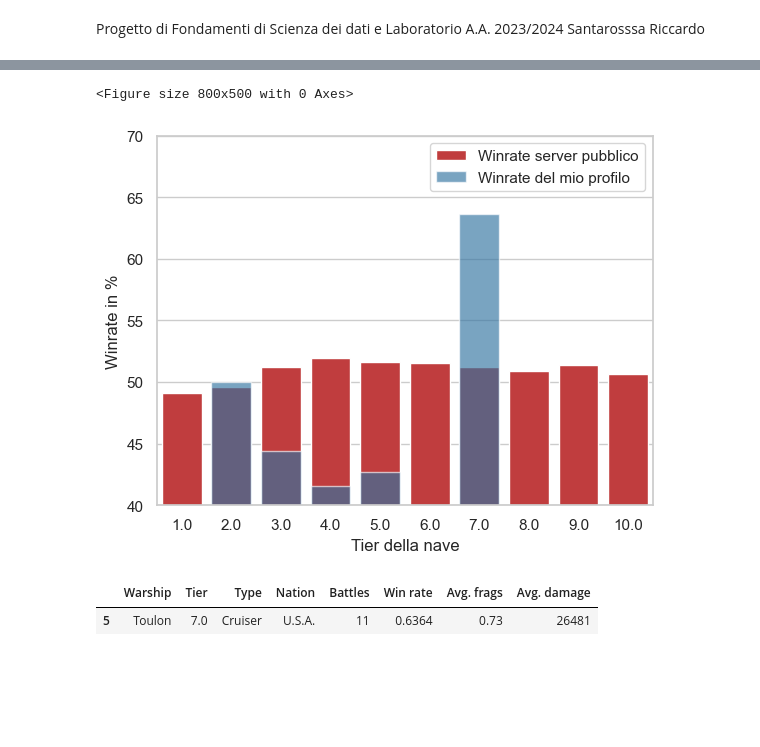
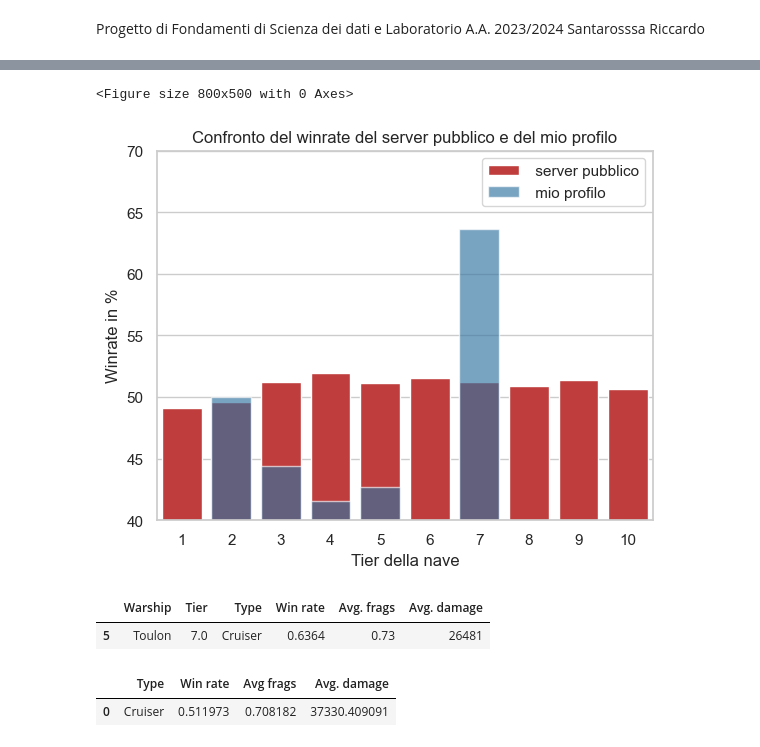
Before and after one commit to riccardosantarossa/UNI_DataScienceProject, a Jupyter notebook: project.ipynb, the cells around one changed output, grey strips where cells are left out. Cells and saved outputs as stored; diff of their text form; code cells hidden in the pictures; blank space fills up the shorter version.

```diff
--- a/project.ipynb
+++ b/project.ipynb
@@ -13,6 +13,24 @@ allShips = pd.read_excel('../UNI_DataScienceProject/DataSets/allShips.xlsx').dro
 premiumShips = pd.read_excel('../UNI_DataScienceProject/DataSets/premiumShips.xlsx').dropna()
 freeShips = pd.read_excel('../UNI_DataScienceProject/DataSets/freeShips.xlsx').dropna()
 standardShips = pd.read_excel('../UNI_DataScienceProject/DataSets/standardShips.xlsx').dropna()
+
+
+
+#Correzione di alcuni tipi di valori salvati nel set come stringhe
+allShips['Battles'] = allShips['Battles'].str.replace(' ', '')
+allShips['Battles'] = pd.to_numeric(allShips['Battles'], downcast = "integer")
+
+#Righe risultate problematiche durante la conversione in intero
+allShips = allShips.drop(368)
+allShips = allShips.drop(375)
+
+allShips['Battles'] = allShips['Battles'].values.astype(np.int64)
+allShips['Tier'] = allShips['Tier'].values.astype(np.int64)
+allShips['Avg. damage'] = allShips['Avg. damage'].str.replace(' ', '')
+allShips['Avg. damage'] = pd.to_numeric(allShips['Avg. damage'], downcast = "integer")
+
+#Eliminazione della colonna con formato errato e non necessaria
+allShips = allShips.drop('Avg. experience', axis = 1)
 # %%
 #Costruzione del dataset con i miei dati (fonte: https://wows-numbers.com/)
 
@@ -20,12 +38,12 @@ ships = pd.Series(["Königsberg", "Langley", "Raimondo Montecuccoli", "Oktyabrsk
                   "Karlsruhe", "Svietlana", "Kolberg", "Nicholas", "Bogatyr", "Orion", "Alberto di Giussano", "Arizona", "Maestrale", "Iron Duke",
                   "V-170", "Taranto", "South Carolina", "Nazario Sauro", "Bellerophon", "Isokaze", "Curtatone", "Nino Bixio", "Dunquerque",
                   "Dante Alighieri", "Erie"])
-tier = pd.Series([5.0, 4.0, 5.0, 5.0, 5.0, 7.0, 4.0, 5.0,
-                 4.0, 4.0, 3.0, 5.0, 3.0, 4.0, 4.0, 6.0, 5.0, 5.0,
-                 4.0, 3.0, 3.0, 3.0, 3.0, 4.0, 2.0, 2.0, 6.0,
-                 4.0, 1.0])
+tier = pd.Series([5, 4, 5, 5, 5, 7, 4, 5,
+                 4, 4, 3, 5, 3, 4, 4, 6, 5, 5,
+                 4, 3, 3, 3, 3, 4, 2, 2, 6,
+                 4, 1])
 shipTipe = pd.Series(["Cruiser", "Aircraft Carrier", "Cruiser", "Battleship", "Battleship", "Cruiser", "Destroyer", "Destroyer",
-                     "Cruiser", "Cruiser", "Cruiser", "Destroyer", "Cruiser", "BattleShip", "Cruiser", "Battleship", "Destroyer", "Battleship",
+                     "Cruiser", "Cruiser", "Cruiser", "Destroyer", "Cruiser", "Battleship", "Cruiser", "Battleship", "Destroyer", "Battleship",
                      "Destroyer", "Cruiser", "Battleship", "Cruiser", "Battleship", "Destroyer", "Destroyer", "Cruiser", "Battleship",
                       "Battleship", "Cruiser"])
 nations = pd.Series(["Germany", "U.S.A.", "U.S.S.R.", "Italy", "France", "U.S.A.", "Germany",
@@ -80,36 +96,50 @@ dtype: object
 # %%
 #Piccola panoramica dei dati confrontati ai miei
 
 #Filtro dei dati per tipologia di nave e per navi da me possedute
 cruiserData = allShips[allShips['Type'] == 'Cruiser'].copy()
 myCruiserData = myStatsSet[myStatsSet['Type'] == 'Cruiser'].copy()
 
 cruiserData['Win rate'] = cruiserData['Win rate']*100
 myCruiserData['Win rate'] = myCruiserData['Win rate']*100
 
 #Winrate del tipo "Cruiser" sul server europeo a confronto con il mio, diviso per Tier
 
 #Creazione della figura
 sns.set(style="whitegrid")
 plt.figure(figsize = (8, 5))
 
 #Creazione dei grafici sovrapposti
 sub = plt.subplots()
 plt.ylim(40, 70)
-sub = sns.barplot(x = 'Tier', y = 'Win rate', data = cruiserData, errorbar = None, color= '#D62728', label = 'Winrate server pubblico')
-sub = sns.barplot(x ='Tier', y ='Win rate', data = myCruiserData , errorbar = None, color = '#1F77B4', alpha = 0.65, label = 'Winrate del mio profilo')
+sub = sns.barplot(x = 'Tier', y = 'Win rate', data = cruiserData, errorbar = None, color= '#D62728', label = ' server pubblico')
+sub = sns.barplot(x ='Tier', y ='Win rate', data = myCruiserData , errorbar = None, color = '#1F77B4', alpha = 0.65, label = ' mio profilo')
 sub.set(xlabel = 'Tier della nave', ylabel = 'Winrate in %')
+plt.title('Confronto del winrate del server pubblico e del mio profilo')
 plt.show()
 # %% [output]
 <Figure size 800x500 with 0 Axes>
-[figure, old version]
+[figure, new version]
 # %%
 #Analisi dei miei cruiser al Tier 7 per vedere come la mia performance è rapportata rispetto al server europeo
 
-#Estrazione dei miei Cruisers tier 7
+#Estrazione dei miei cruisers tier 7
 myTier7Cruisers = myStatsSet[ (myStatsSet['Type'] == 'Cruiser') & (myStatsSet['Tier'] == 7.0)].copy()
+myTier7Cruisers = myTier7Cruisers.drop(['Nation', 'Battles'], axis = 1)
+display(myTier7Cruisers)
 
-#Distribuzione dei
+#Estrazione dei valori medi dei cruisers tier 7 per il server europeo
+serverT7Cruisers = allShips[(allShips['Type'] == 'Cruiser') & (allShips['Tier'] == 7.0)].copy()
+serverT7Cruisers = serverT7Cruisers.drop(['Nation', 'Avg. planes destroyed', 'Kills / deaths'], axis = 1)
+
+#Creazione di un set formato dalle medie delle statistiche del server europeo
+meanData = [{'Type' : 'Cruiser', 'Win rate' : serverT7Cruisers['Win rate'].mean(),
+            'Avg frags' : serverT7Cruisers['Avg. frags'].mean(), 'Avg. damage' : serverT7Cruisers['Avg. damage'].mean()}]
+meanT7Set = pd.DataFrame(meanData)
+
+meanT7Set
 # %% [output]
-|  | Warship | Tier | Type | Nation | Battles | Win rate | Avg. frags | Avg. damage |
-| 5 | Toulon | 7.0 | Cruiser | U.S.A. | 11 | 0.6364 | 0.73 | 26481 |
+|  | Warship | Tier | Type | Win rate | Avg. frags | Avg. damage |
+| 5 | Toulon | 7.0 | Cruiser | 0.6364 | 0.73 | 26481 |
+|  | Type | Win rate | Avg frags | Avg. damage |
+| 0 | Cruiser | 0.511973 | 0.708182 | 37330.409091 |
```
Also changed, not shown: parts of 1 cell of this notebook.
